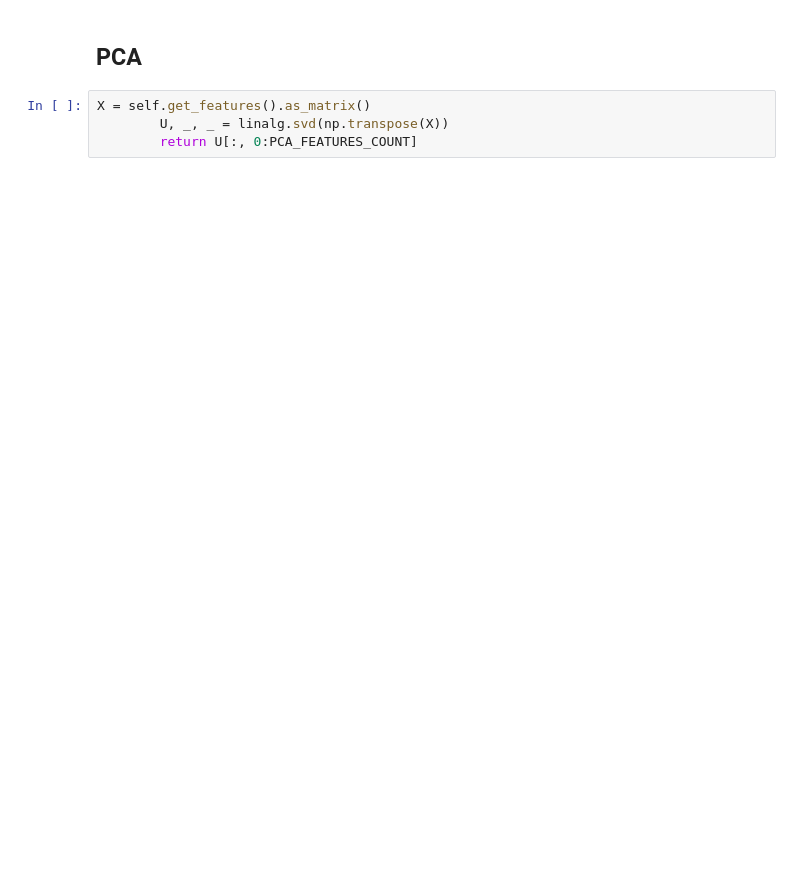
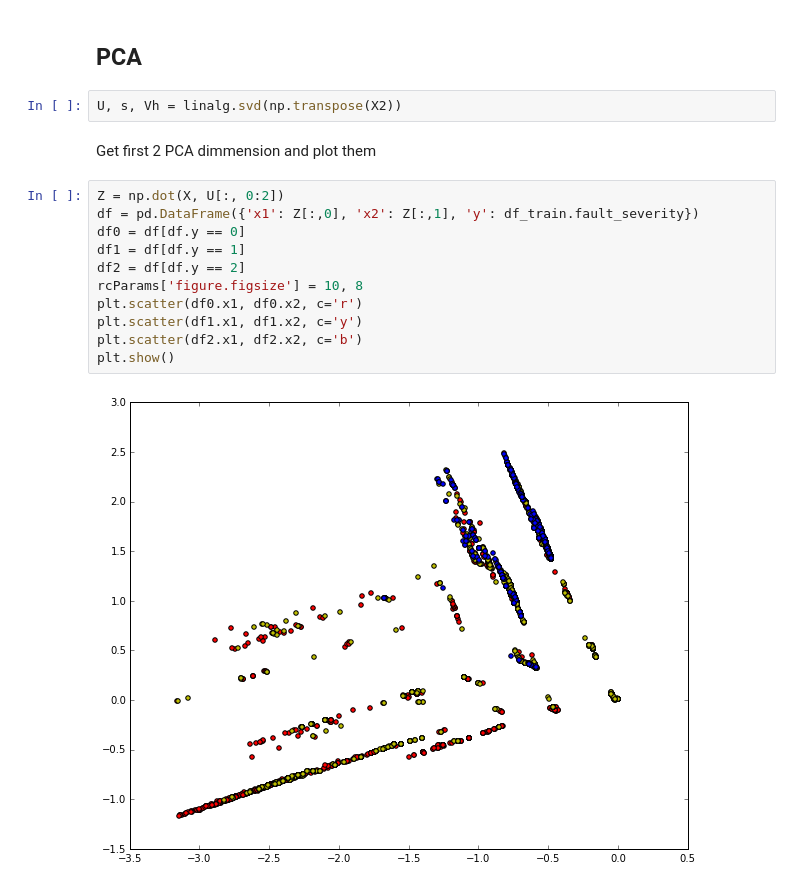
Before and after one commit to klangner/telstra, a Jupyter notebook: notebook/Exploratory Analysis.ipynb, the cells around one changed output. Saved outputs shown, nothing was run; the diff lists cells and outputs as text; blank space fills up the shorter version.

```diff
--- a/notebook/Exploratory Analysis.ipynb
+++ b/notebook/Exploratory Analysis.ipynb
@@ -170,7 +180,20 @@ Test count: 11171
 | 4 | 3392 | location 600 | 0 | 1 | 0 | ... |
 # %% [markdown]
 ## PCA
-# %%
-X = self.get_features().as_matrix()
-        U, _, _ = linalg.svd(np.transpose(X))
-        return U[:, 0:PCA_FEATURES_COUNT]
+# %%
+U, s, Vh = linalg.svd(np.transpose(X2))
+# %% [markdown]
+Get first 2 PCA dimmension and plot them
+# %%
+Z = np.dot(X, U[:, 0:2])
+df = pd.DataFrame({'x1': Z[:,0], 'x2': Z[:,1], 'y': df_train.fault_severity})
+df0 = df[df.y == 0]
+df1 = df[df.y == 1]
+df2 = df[df.y == 2]
+rcParams['figure.figsize'] = 10, 8
+plt.scatter(df0.x1, df0.x2, c='r')
+plt.scatter(df1.x1, df1.x2, c='y')
+plt.scatter(df2.x1, df2.x2, c='b')
+plt.show()
+# %% [output]
+[figure, added]
```
Also changed, not shown: parts of 10 cells of this notebook, 3 other files.
